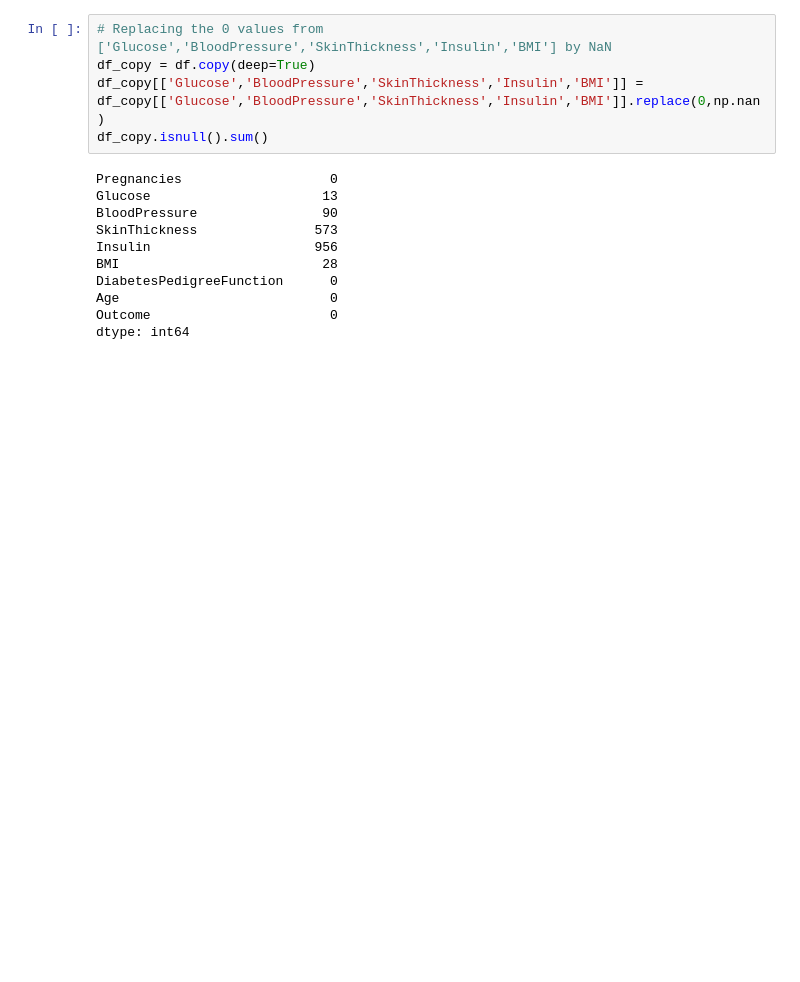
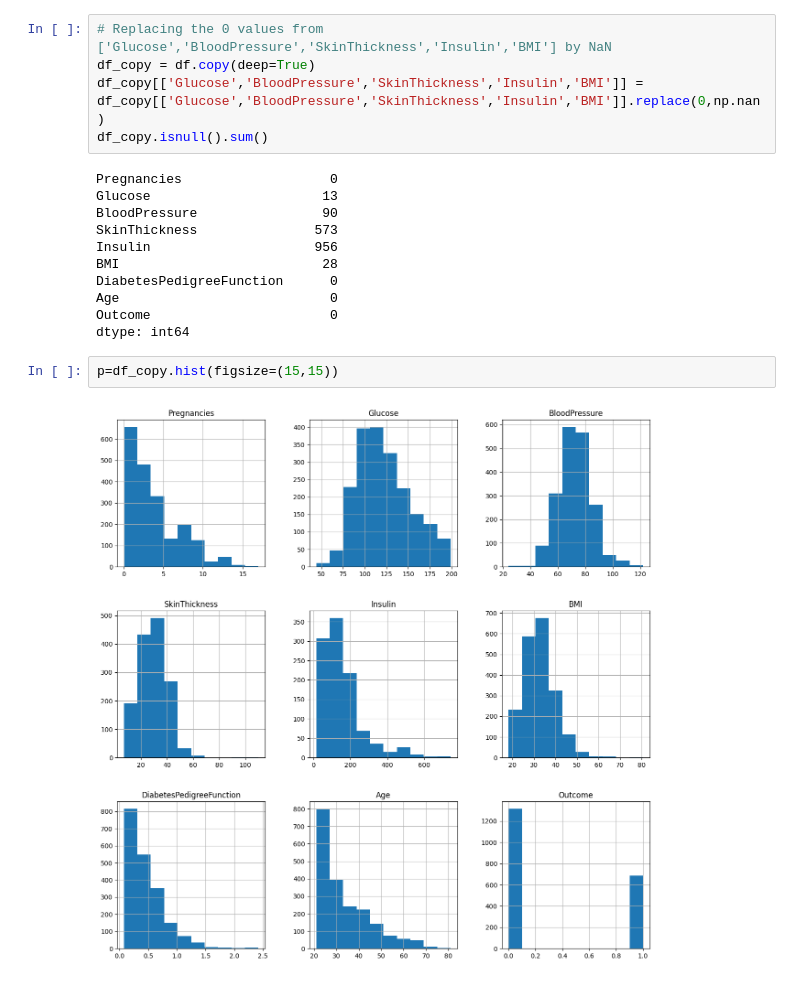
Before and after one commit to shovo896/Diabetes_detection, a Jupyter notebook: diabetes_predicyion.ipynb, the cells around one changed output. Saved outputs shown, nothing was run; the diff lists cells and outputs as text; blank space fills up the shorter version.

```diff
--- a/diabetes_predicyion.ipynb
+++ b/diabetes_predicyion.ipynb
@@ -121,3 +121,7 @@ DiabetesPedigreeFunction      0
 Age                           0
 Outcome                       0
 dtype: int64
+# %%
+p=df_copy.hist(figsize=(15,15))
+# %% [output]
+[figure, added]
```
